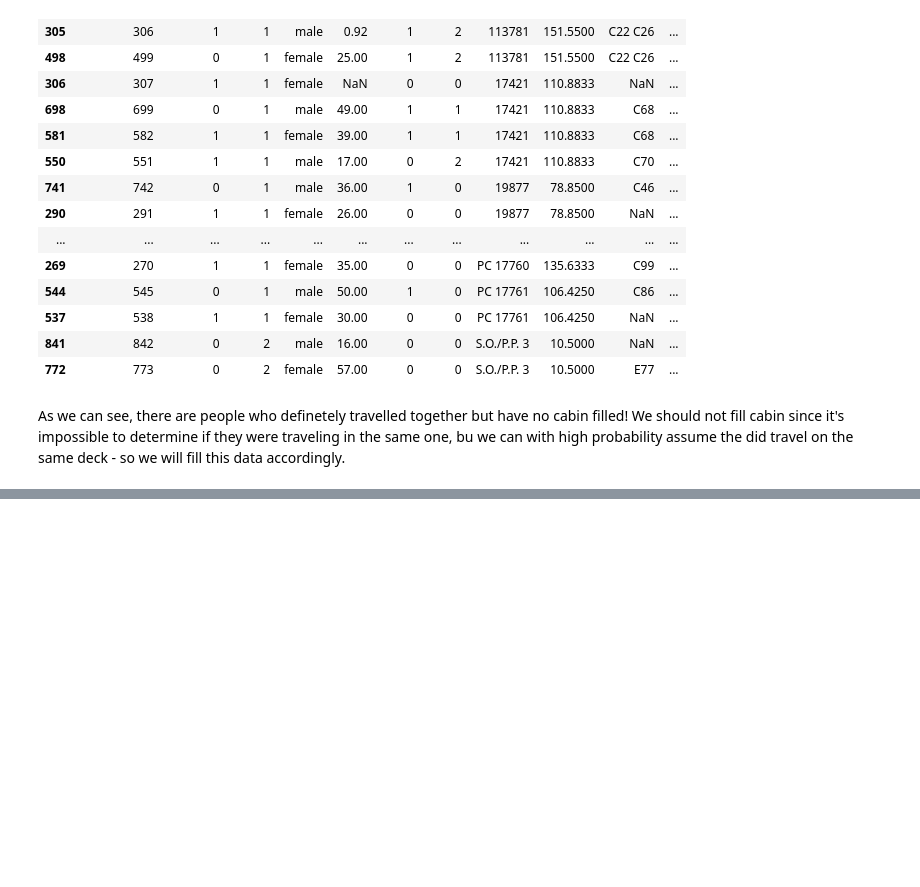
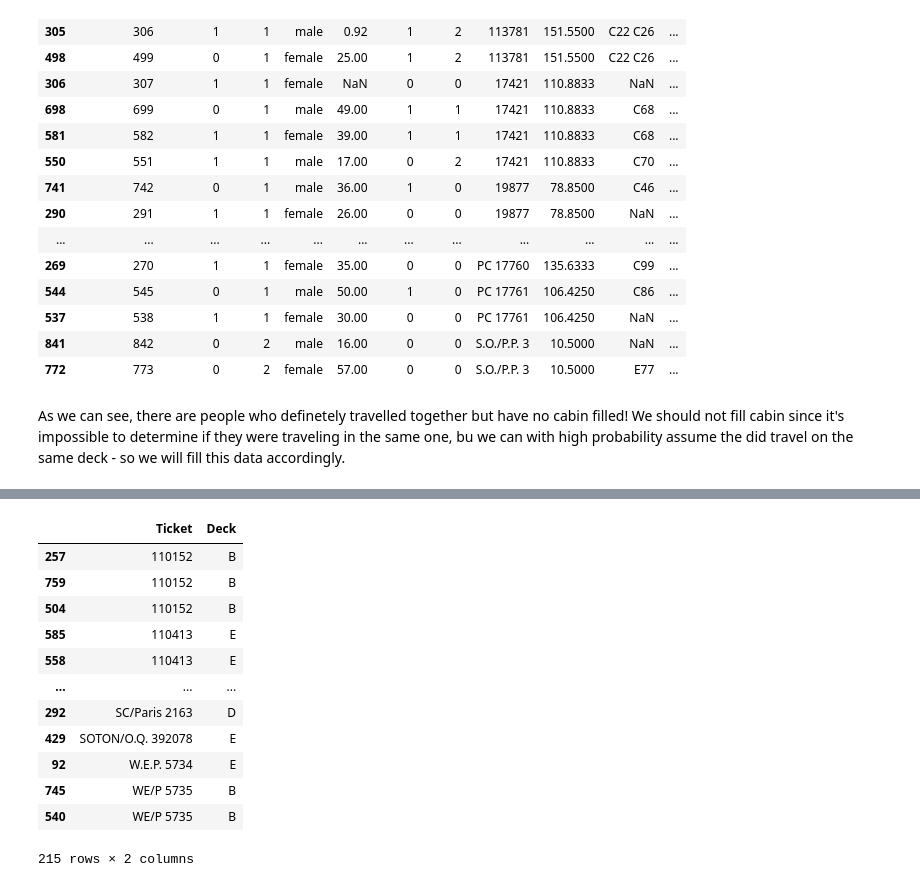
Before and after one commit to LucjanSakowicz/data-science-projects, a Jupyter notebook: titanic/titanic.ipynb, the cells around one changed output, grey strips where cells are left out. Drawn from its saved outputs; the diff is of its cells as text; code cells hidden in the pictures; blank space fills up the shorter version.

Commit message:
Ticket- Deck analysis

```diff
--- a/titanic/titanic.ipynb
+++ b/titanic/titanic.ipynb
@@ -661,3 +661,7 @@ df_train[df_train['Ticket'].isin(tickets_without_cabin)].sort_values(by='Ticket'
 | 772 | 773 | 0 | 2 | female | 57.00 | 0 | 0 | S.O./P.P. 3 | 10.5000 | E77 | ... |
 # %% [markdown]
 As we can see, there are people who definetely travelled together but have no cabin filled! We should not fill cabin since it's impossible to determine if they were traveling in the same one, bu we can with high probability assume the did travel on the same deck - so we will fill this data accordingly.
+# %%
+for index, row in df_train[(df_train['Ticket'].isin(tickets_without_cabin)) & (df_train['Cabin'].isna())].sort_values(by='PassengerId').iterrows():
+  new_deck = df_train[(df_train['Ticket'] == row['Ticket']) & (df_train['Deck'].isna() == False)].sort_values(by='PassengerId')['Deck'].head(1)
+  df_train.iloc[index, -1] = new_deck.values[0]
@@ -663,0 +688,17 @@ As we can see, there are people who definetely travelled together but have no ca
+# %%
+ticket_list = sorted(df_train[df_train['Cabin'].isna() == False]['Ticket'].unique())
+df_train[df_train['Ticket'].isin(ticket_list)][['Ticket', 'Deck']].sort_values(by='Ticket')
+# %% [output]
+|  | Ticket | Deck |
+| 257 | 110152 | B |
+| 759 | 110152 | B |
+| 504 | 110152 | B |
+| 585 | 110413 | E |
+| 558 | 110413 | E |
+| ... | ... | ... |
+| 292 | SC/Paris 2163 | D |
+| 429 | SOTON/O.Q. 392078 | E |
+| 92 | W.E.P. 5734 | E |
+| 745 | WE/P 5735 | B |
+| 540 | WE/P 5735 | B |
+215 rows × 2 columns
```
Also changed, not shown: parts of 3 cells of this notebook.
